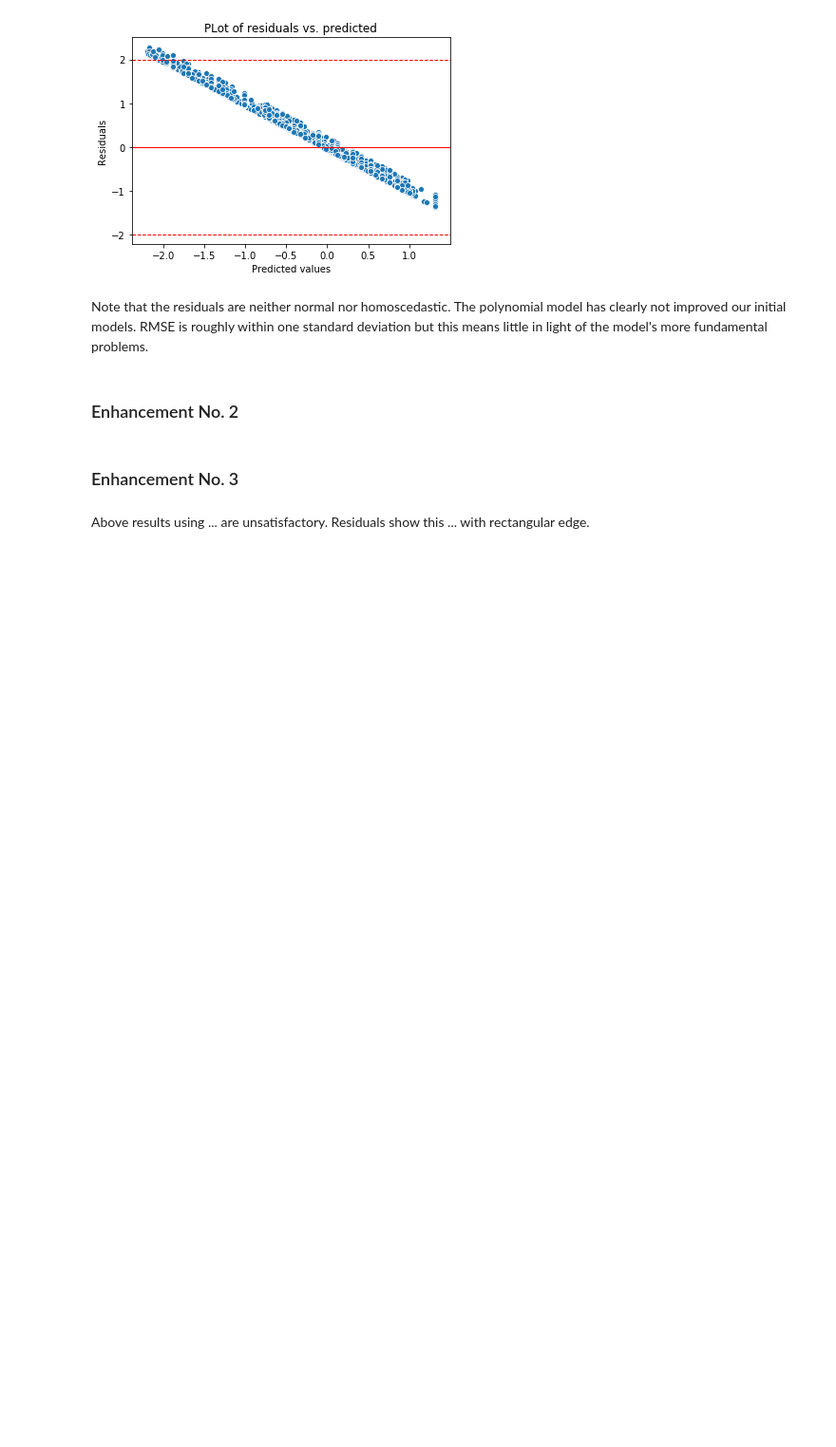
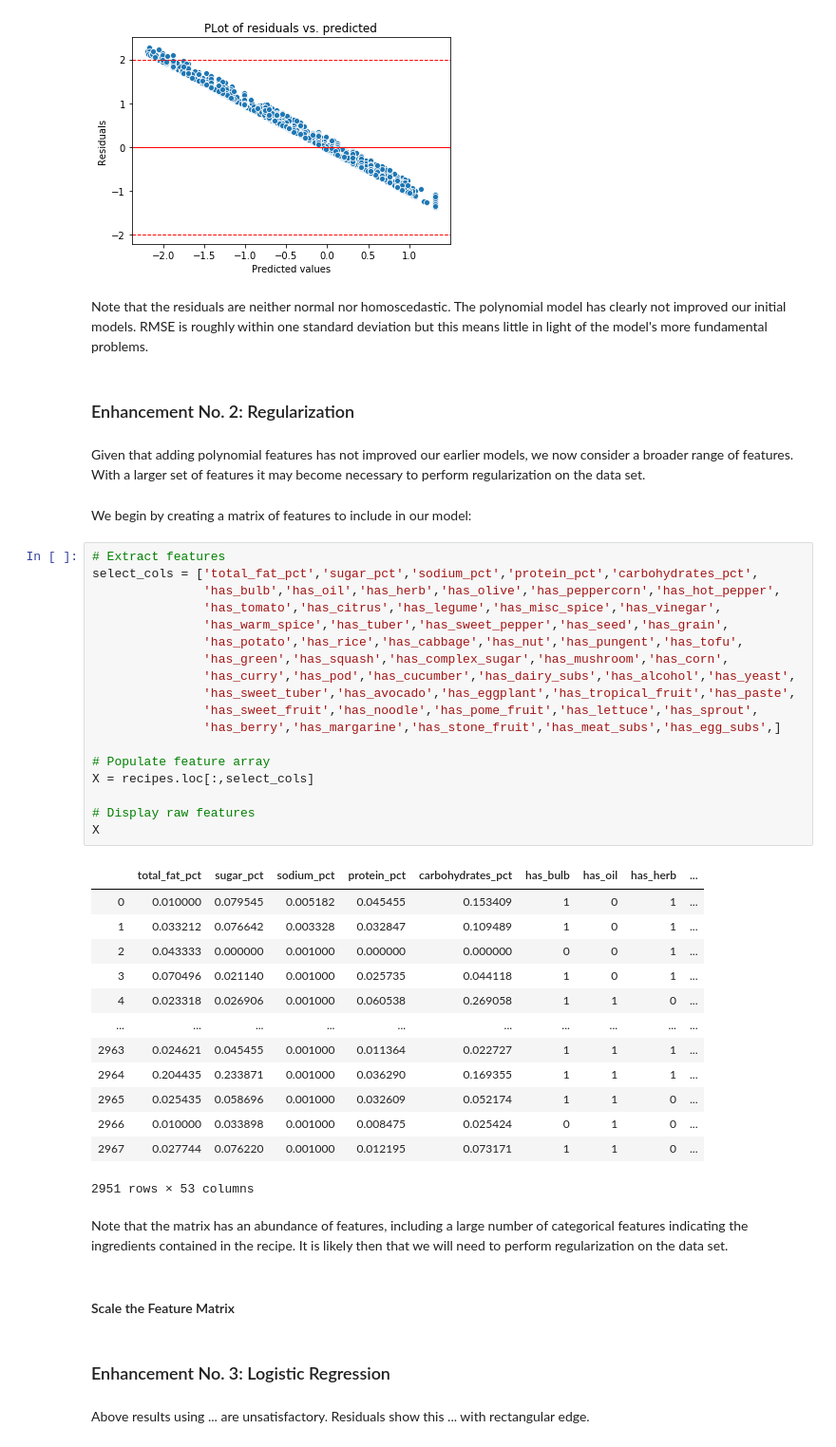
Before and after one commit to pelorenz/data-science-410, a Jupyter notebook: PeterLorenz-M03.ipynb, the cells around one changed output. Shown at 95% size. Cells and saved outputs as stored; diff of their text form; blank space fills up the shorter version.

Commit message:
Outlined 3 possible enhancements

```diff
--- a/PeterLorenz-M03.ipynb
+++ b/PeterLorenz-M03.ipynb
@@ -528,8 +528,48 @@ RMSE = 0.998
 # %% [markdown]
 Note that the residuals are neither normal nor homoscedastic. The polynomial model has clearly not improved our initial models. RMSE is roughly within one standard deviation but this means little in light of the model's more fundamental problems.
 # %% [markdown]
-### Enhancement No. 2
+### Enhancement No. 2: Regularization
+# %% [markdown]
+Given that adding polynomial features has not improved our earlier models, we now consider a broader range of features. With a larger set of features it may become necessary to perform regularization on the data set.
+# %% [markdown]
+We begin by creating a matrix of features to include in our model:
+# %%
+# Extract features
+select_cols = ['total_fat_pct','sugar_pct','sodium_pct','protein_pct','carbohydrates_pct',
+               'has_bulb','has_oil','has_herb','has_olive','has_peppercorn','has_hot_pepper',
+               'has_tomato','has_citrus','has_legume','has_misc_spice','has_vinegar',
+               'has_warm_spice','has_tuber','has_sweet_pepper','has_seed','has_grain',
+               'has_potato','has_rice','has_cabbage','has_nut','has_pungent','has_tofu',
+               'has_green','has_squash','has_complex_sugar','has_mushroom','has_corn',
+               'has_curry','has_pod','has_cucumber','has_dairy_subs','has_alcohol','has_yeast',
+               'has_sweet_tuber','has_avocado','has_eggplant','has_tropical_fruit','has_paste',
+               'has_sweet_fruit','has_noodle','has_pome_fruit','has_lettuce','has_sprout',
+               'has_berry','has_margarine','has_stone_fruit','has_meat_subs','has_egg_subs',]
+
+# Populate feature array
+X = recipes.loc[:,select_cols]
+
+# Display raw features
+X
+# %% [output]
+|  | total_fat_pct | sugar_pct | sodium_pct | protein_pct | carbohydrates_pct | has_bulb | has_oil | has_herb | ... |
+| 0 | 0.010000 | 0.079545 | 0.005182 | 0.045455 | 0.153409 | 1 | 0 | 1 | ... |
+| 1 | 0.033212 | 0.076642 | 0.003328 | 0.032847 | 0.109489 | 1 | 0 | 1 | ... |
+| 2 | 0.043333 | 0.000000 | 0.001000 | 0.000000 | 0.000000 | 0 | 0 | 1 | ... |
+| 3 | 0.070496 | 0.021140 | 0.001000 | 0.025735 | 0.044118 | 1 | 0 | 1 | ... |
+| 4 | 0.023318 | 0.026906 | 0.001000 | 0.060538 | 0.269058 | 1 | 1 | 0 | ... |
+| ... | ... | ... | ... | ... | ... | ... | ... | ... | ... |
+| 2963 | 0.024621 | 0.045455 | 0.001000 | 0.011364 | 0.022727 | 1 | 1 | 1 | ... |
+| 2964 | 0.204435 | 0.233871 | 0.001000 | 0.036290 | 0.169355 | 1 | 1 | 1 | ... |
+| 2965 | 0.025435 | 0.058696 | 0.001000 | 0.032609 | 0.052174 | 1 | 1 | 0 | ... |
+| 2966 | 0.010000 | 0.033898 | 0.001000 | 0.008475 | 0.025424 | 0 | 1 | 0 | ... |
+| 2967 | 0.027744 | 0.076220 | 0.001000 | 0.012195 | 0.073171 | 1 | 1 | 0 | ... |
+2951 rows × 53 columns
+# %% [markdown]
+Note that the matrix has an abundance of features, including a large number of categorical features indicating the ingredients contained in the recipe. It is likely then that we will need to perform regularization on the data set.
+# %% [markdown]
+#### Scale the Feature Matrix
 # %% [markdown]
-### Enhancement No. 3
+### Enhancement No. 3: Logistic Regression
 # %% [markdown]
 Above results using ... are unsatisfactory. Residuals show this ... with rectangular edge.
```
Also changed, not shown: parts of 2 cells of this notebook.
